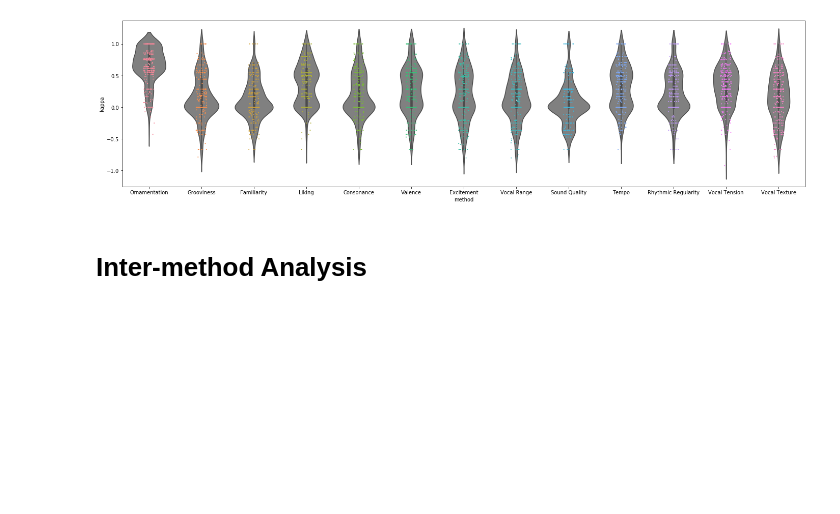
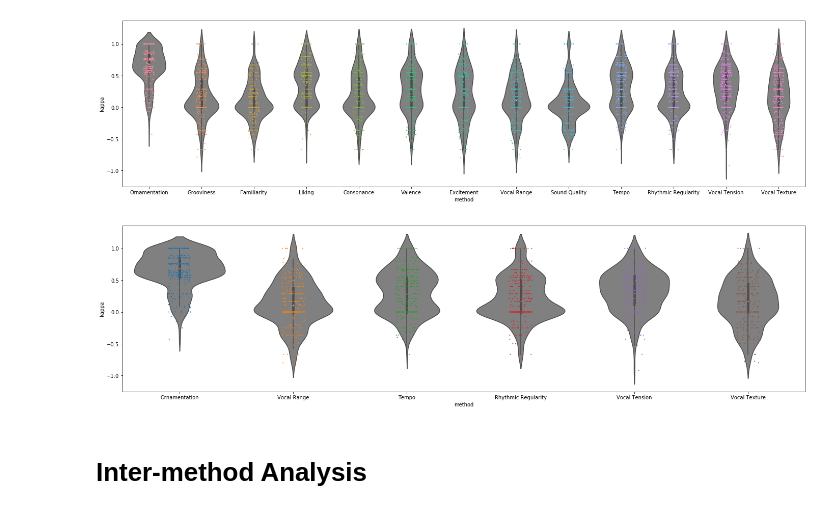
Before and after one commit to dsh0416/canto-measure, a Jupyter notebook: Preprocess.ipynb, the cells around one changed output. Drawn from its saved outputs; the diff is of its cells as text; code cells hidden in the pictures; blank space fills up the shorter version.

```diff
--- a/Preprocess.ipynb
+++ b/Preprocess.ipynb
@@ -78,6 +78,36 @@ sns.stripplot(x="method", y="kappa", data=df, jitter=1, size=2)
 plt.show()
 # %% [output]
 [figure]
+# %%
+features_filtered = ['Ornamentation', 'Vocal Range', 'Tempo', 'Rhythmic Regularity', 'Vocal Tension', 'Vocal Texture']
+
+matrix = []
+for group_id in range(GROUP):
+    subset = evaluation[evaluation.apply(lambda x: x['Song ID'] >= group_id * 5 and x['Song ID'] < (group_id + 1) * 5, axis=1)]
+    participants = subset.filter(items=['Participant ID'])
+    participants = np.unique(participants.to_numpy().flatten())
+    for x in participants:
+        for y in participants:
+            if x < y:
+                for feature in features_filtered:
+                    data_x = subset[subset.apply(lambda t: t['Participant ID'] == x, axis=1)]
+                    data_x = data_x.sort_values(by=['Song ID']).filter(items=[feature]).to_numpy().flatten()
+
+                    data_y = subset[subset.apply(lambda t: t['Participant ID'] == y, axis=1)]
+                    data_y = data_y.sort_values(by=['Song ID']).filter(items=[feature]).to_numpy().flatten()
+
+                    cohen = cohen_kappa_score(data_x, data_y, [0, 50, 100], weights='quadratic')
+                    matrix.append([feature, cohen])
+# %%
+df = pd.DataFrame(matrix, index=range(len(matrix)), columns=['method', 'kappa'])
+
+plt.figure(figsize=(24, 6))
+sns.violinplot(x="method", y="kappa", data=df, color="0.5")
+sns.stripplot(x="method", y="kappa", data=df, jitter=1, size=2)
+
+plt.show()
+# %% [output]
+[figure, added]
 # %% [markdown]
 # Inter-method Analysis
 # %%
```
Also changed, not shown: parts of 5 cells of this notebook, 2 other files.
